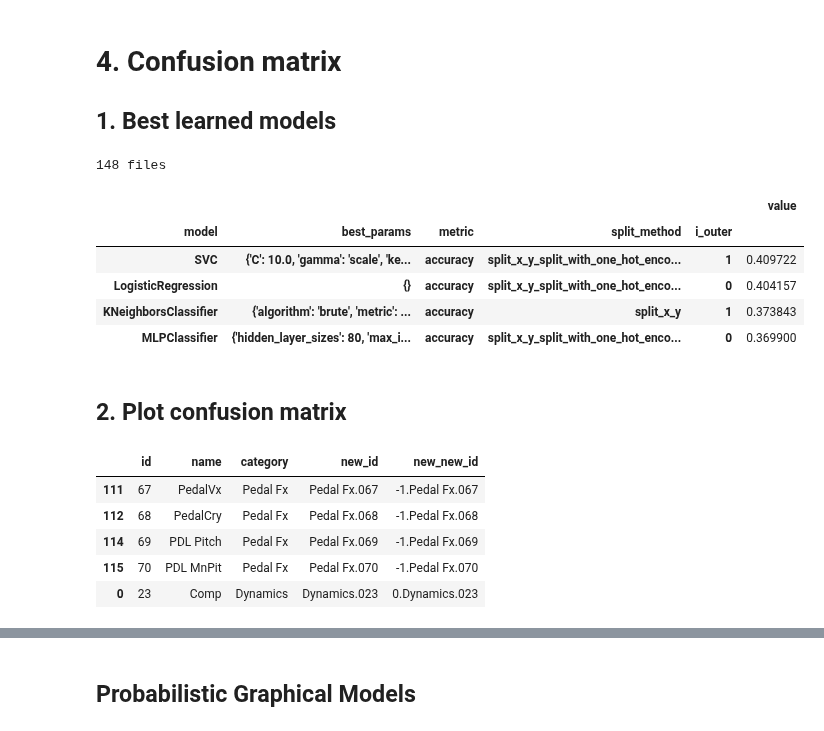
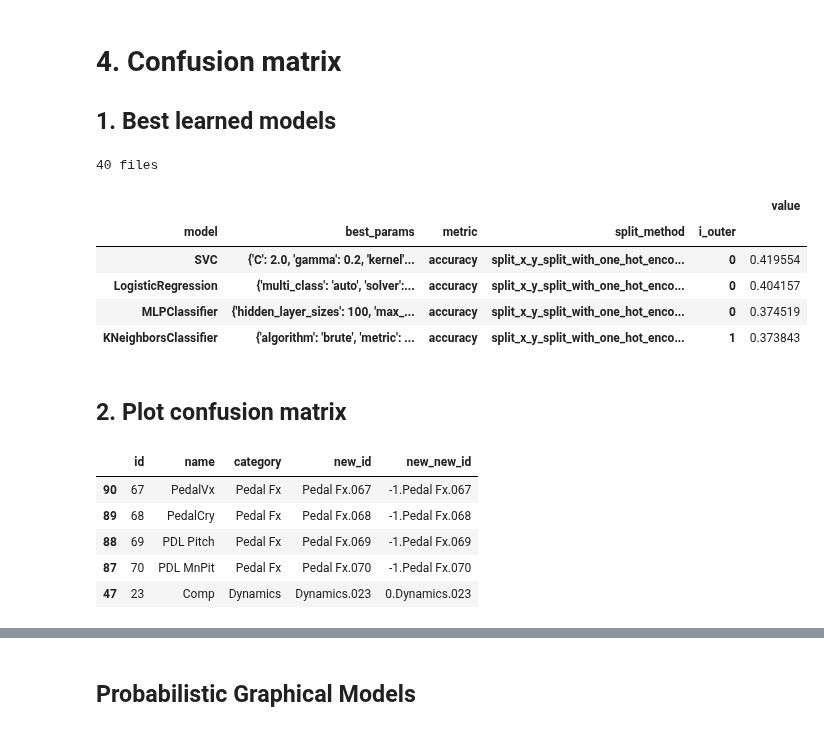
Before and after one commit to SrMouraSilva/RBM, a Jupyter notebook: experiments/notebooks/4.Confusion_Matrix.ipynb, the cells around one changed output, grey strips where cells are left out. Cells and saved outputs as stored; diff of their text form; code cells hidden in the pictures.

```diff
--- a/experiments/notebooks/4.Confusion_Matrix.ipynb
+++ b/experiments/notebooks/4.Confusion_Matrix.ipynb
@@ -5,36 +5,36 @@
 # %%
 import glob
 import pandas as pd
 
 # Load data
-files = glob.glob('../evaluate_results/outer/*.csv', recursive=True)
+files = glob.glob('../evaluate_results/full/outer/*.csv', recursive=True)
 
 print(len(files), 'files')
 data = pd.concat([pd.read_csv(file, index_col=[0]) for file in files])
 
 # Filter metric
 data_sorted = data[data['metric'] == 'accuracy']
 
 # Mean and sort values
 data_sorted = data_sorted.groupby(['model', 'best_params', 'split_method', 'i_outer', 'metric']) \
     .mean() \
     .sort_values('value', ascending=False) \
     [['value']]
 
 # Maintain only best params
 data_sorted = data_sorted.reset_index(['best_params', 'split_method', 'i_outer'])
 data_sorted = data_sorted[~data_sorted.index.duplicated(keep='first')]
 
 # Reindex
 data_sorted.reset_index().set_index(['model', 'best_params', 'metric', 'split_method', 'i_outer'])
 # %% [output]
-148 files
+40 files
 |  |  |  |  |  | value |
 | model | best_params | metric | split_method | i_outer |  |
-| SVC | {'C': 10.0, 'gamma': 'scale', 'ke... | accuracy | split_x_y_split_with_one_hot_enco... | 1 | 0.409722 |
-| LogisticRegression | {} | accuracy | split_x_y_split_with_one_hot_enco... | 0 | 0.404157 |
-| KNeighborsClassifier | {'algorithm': 'brute', 'metric': ... | accuracy | split_x_y | 1 | 0.373843 |
-| MLPClassifier | {'hidden_layer_sizes': 80, 'max_i... | accuracy | split_x_y_split_with_one_hot_enco... | 0 | 0.369900 |
+| SVC | {'C': 2.0, 'gamma': 0.2, 'kernel'... | accuracy | split_x_y_split_with_one_hot_enco... | 0 | 0.419554 |
+| LogisticRegression | {'multi_class': 'auto', 'solver':... | accuracy | split_x_y_split_with_one_hot_enco... | 0 | 0.404157 |
+| MLPClassifier | {'hidden_layer_sizes': 100, 'max_... | accuracy | split_x_y_split_with_one_hot_enco... | 0 | 0.374519 |
+| KNeighborsClassifier | {'algorithm': 'brute', 'metric': ... | accuracy | split_x_y_split_with_one_hot_enco... | 1 | 0.373843 |
 # %%
 from sklearn.linear_model import LogisticRegression
 from sklearn.neighbors import KNeighborsClassifier
@@ -97,5 +99,5 @@ def train(Model, kfold, params, split_method):
 # %%
-categories = pd.read_csv('../data/plugins_categories_simplified.csv').sort_values(['category', 'name'])
+categories = load_data_categories('../data').sort_values(['category', 'name']).reset_index()
 categories_order = ['Pedal Fx', 'Dynamics', 'Modulation', 'SFX', 'Filter_EQ', 'Amp', 'Stomp', 'Delay', 'Reverb', 'Combination Fx', 'None']
 
 categories['new_id'] = categories.category + '.' + categories.id.astype(str).str.rjust(3, '0')
@@ -103,11 +105,20 @@ categories['new_id'] = categories.category + '.' + categories.id.astype(str).str
 categories['new_new_id'] = pd.concat([f'{i-1}.' + categories['new_id'][categories['new_id'].str.startswith(category_name)] for i, category_name in enumerate(categories_order)])
 
 categories = categories.sort_values('new_new_id')
+
+
+def train_and_plot(model):
+    ys, y_predicts = train(*model)
+    plt.figure(0)
+    plot_confusion_matrix(model[0].__name__, ys, y_predicts, categories.id, categories.new_id)
+    plt.figure(1)
+    return plot_confusion_matrix(f'{model[0].__name__}: P(predict|true)', ys, y_predicts, categories.id, categories.category, group_by_category=True)
+
 categories.head(5)
 # %% [output]
 |  | id | name | category | new_id | new_new_id |
-| 111 | 67 | PedalVx | Pedal Fx | Pedal Fx.067 | -1.Pedal Fx.067 |
-| 112 | 68 | PedalCry | Pedal Fx | Pedal Fx.068 | -1.Pedal Fx.068 |
-| 114 | 69 | PDL Pitch | Pedal Fx | Pedal Fx.069 | -1.Pedal Fx.069 |
-| 115 | 70 | PDL MnPit | Pedal Fx | Pedal Fx.070 | -1.Pedal Fx.070 |
-| 0 | 23 | Comp | Dynamics | Dynamics.023 | 0.Dynamics.023 |
+| 90 | 67 | PedalVx | Pedal Fx | Pedal Fx.067 | -1.Pedal Fx.067 |
+| 89 | 68 | PedalCry | Pedal Fx | Pedal Fx.068 | -1.Pedal Fx.068 |
+| 88 | 69 | PDL Pitch | Pedal Fx | Pedal Fx.069 | -1.Pedal Fx.069 |
+| 87 | 70 | PDL MnPit | Pedal Fx | Pedal Fx.070 | -1.Pedal Fx.070 |
+| 47 | 23 | Comp | Dynamics | Dynamics.023 | 0.Dynamics.023 |
```
Also changed, not shown: parts of 12 cells of this notebook, 14 other files.
